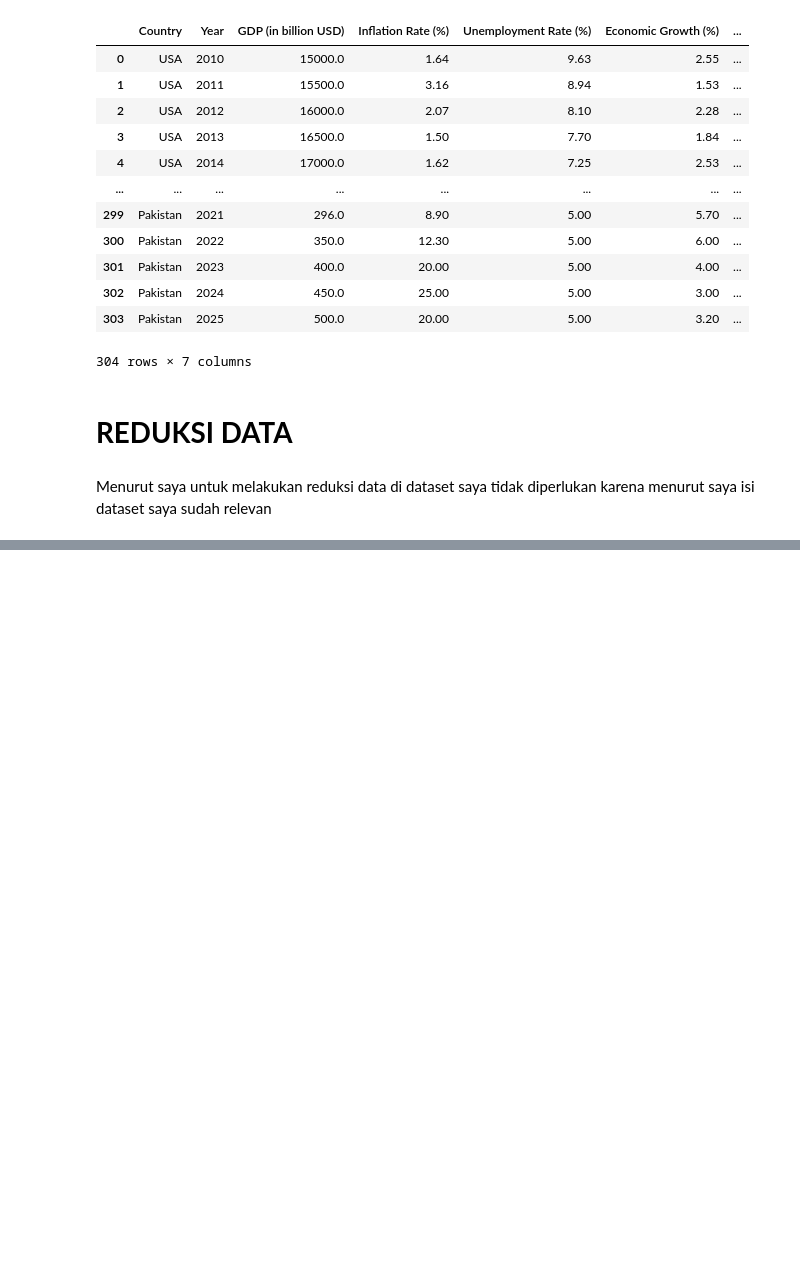
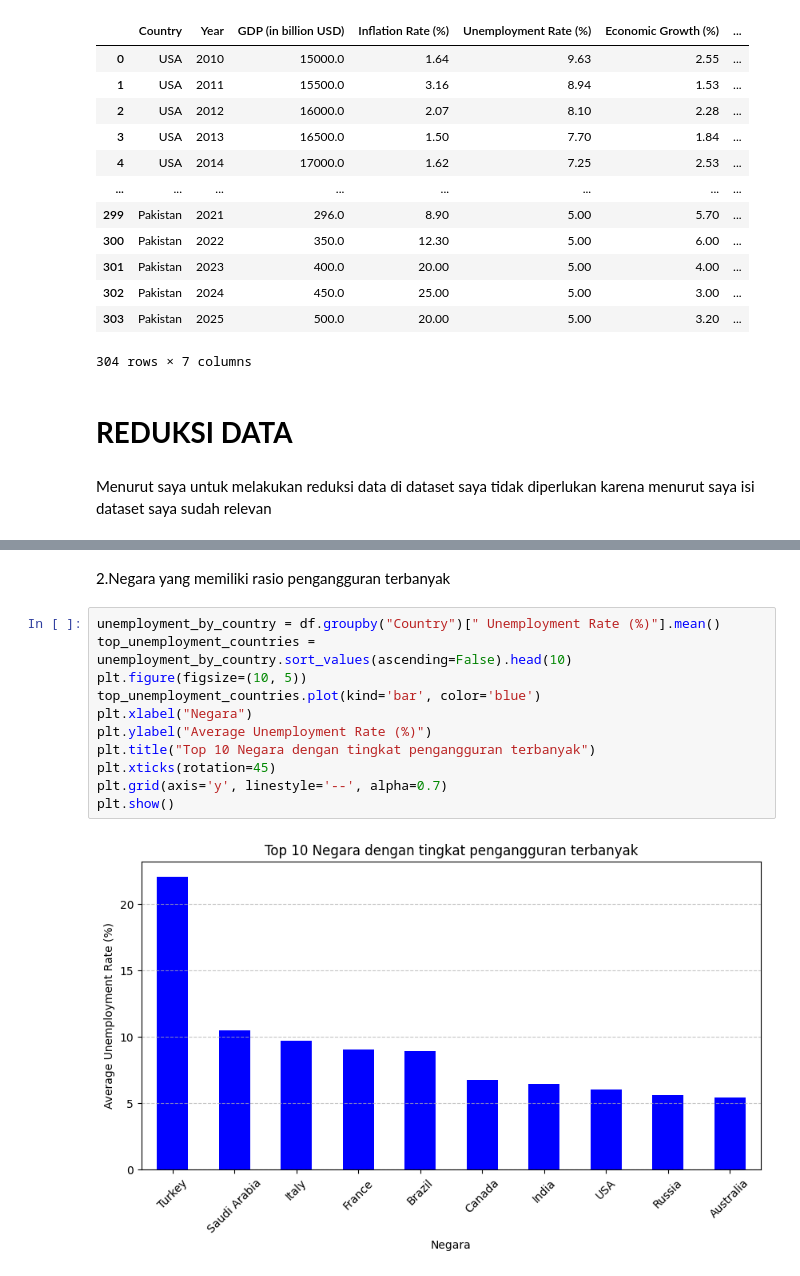
Before and after one commit to arthaa6days/AVD-, a Jupyter notebook: chekpoint2_avd.ipynb, the cells around one changed output, grey strips where cells are left out. Cells and saved outputs as stored; diff of their text form; blank space fills up the shorter version.

```diff
--- a/chekpoint2_avd.ipynb
+++ b/chekpoint2_avd.ipynb
@@ -279,0 +333,15 @@ Menurut saya untuk melakukan reduksi data di dataset saya tidak diperlukan karen
+# %% [markdown]
+2.Negara yang memiliki rasio pengangguran terbanyak
+# %%
+unemployment_by_country = df.groupby("Country")[" Unemployment Rate (%)"].mean()
+top_unemployment_countries = unemployment_by_country.sort_values(ascending=False).head(10)
+plt.figure(figsize=(10, 5))
+top_unemployment_countries.plot(kind='bar', color='blue')
+plt.xlabel("Negara")
+plt.ylabel("Average Unemployment Rate (%)")
+plt.title("Top 10 Negara dengan tingkat pengangguran terbanyak")
+plt.xticks(rotation=45)
+plt.grid(axis='y', linestyle='--', alpha=0.7)
+plt.show()
+# %% [output]
+[figure, added]
```
Also changed, not shown: parts of 13 cells of this notebook.
